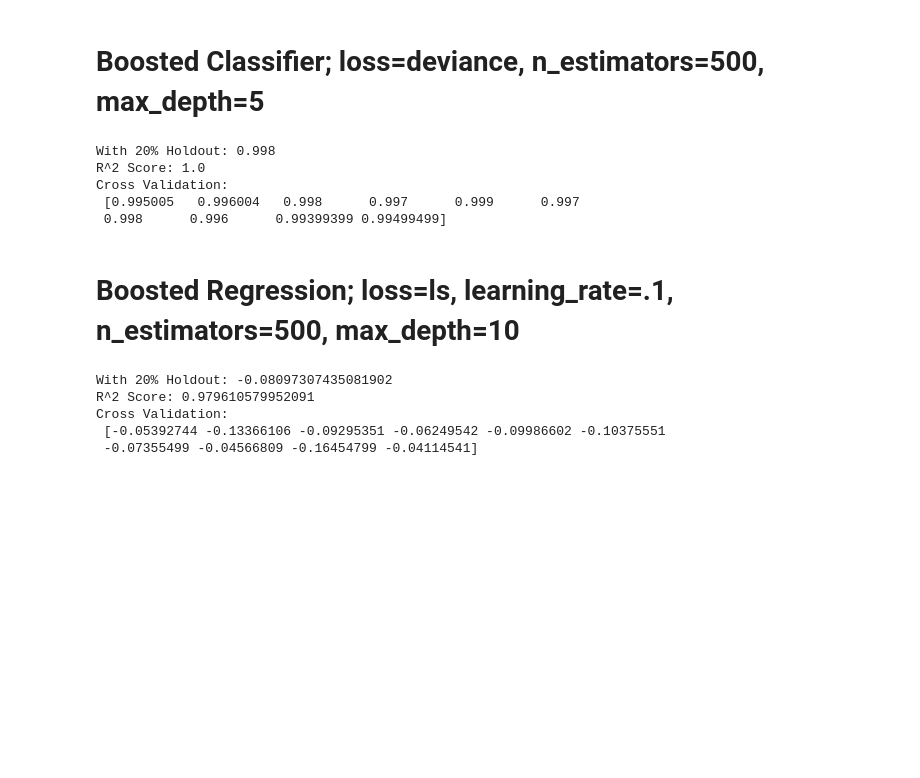
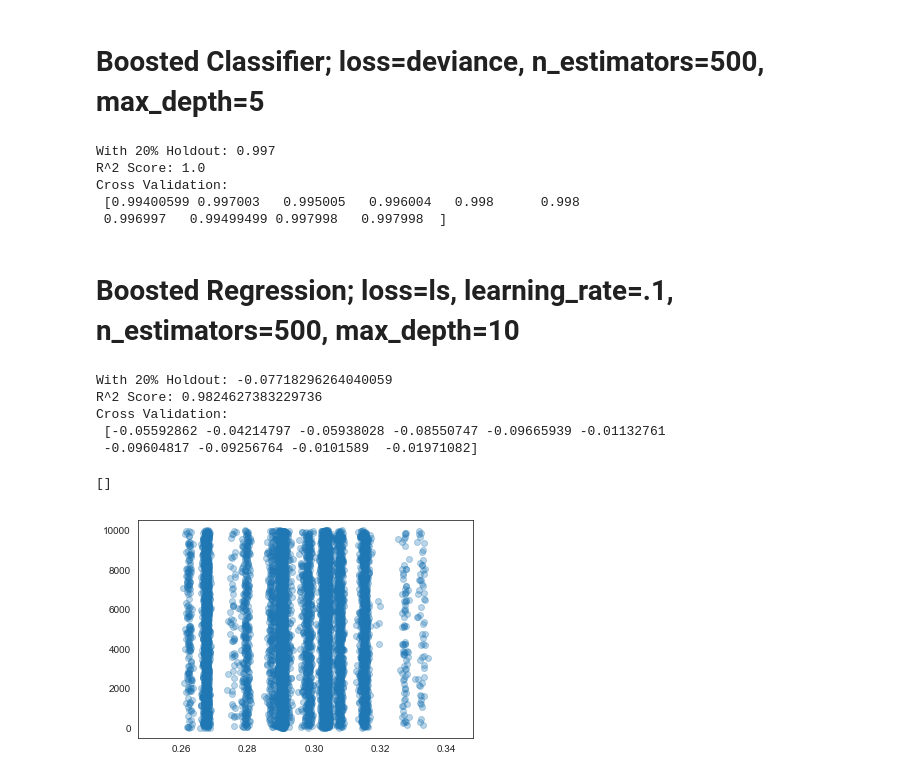
Before and after one commit to BlaHaws/Thinkful, a Jupyter notebook: CapstoneResearch/PredictingTerroristCapstone3.ipynb, the cells around one changed output. Cells and saved outputs as stored; diff of their text form; code cells hidden in the pictures; blank space fills up the shorter version.

```diff
--- a/CapstoneResearch/PredictingTerroristCapstone3.ipynb
+++ b/CapstoneResearch/PredictingTerroristCapstone3.ipynb
@@ -153,14 +155,12 @@ Cross Validation:
 # %% [markdown]
 # Decision Tree Regression, max_depth=5
 # %%
-tree_regr_Y = data['prob_threat']
-
 regr_tree = tree.DecisionTreeRegressor(max_depth=5)
-regr_tree.fit(tree_X, tree_regr_Y)
+regr_tree.fit(train_cont_X, train_cont_Y)
 
 dot_data = tree.export_graphviz(
     regr_tree, out_file=None,
-    feature_names=tree_X.columns,
+    feature_names=train_X.columns,
     class_names=['Not Threat', 'Threat'],
     filled=True,
 )
@@ -308,38 +285,42 @@ Cross Validation:
 # %% [markdown]
 # Boosted Classifier; loss=deviance, n_estimators=500, max_depth=5
 # %%
-clf_X = data.drop(['is_current_threat', 'prob_threat'], 1)
-clf_Y = data['is_current_threat']
 params = {'loss': 'deviance', 'n_estimators':500, 'max_depth':10}
 
 clf = ensemble.GradientBoostingClassifier(**params)
-clf_X_train, clf_X_test, clf_y_train, clf_y_test = train_test_split(clf_X, clf_Y, test_size=0.2, random_state=20)
 
-print('With 20% Holdout: ' + str(clf.fit(clf_X_train, clf_y_train).score(clf_X_test, clf_y_test)))
-print('R^2 Score: ' + str(clf.fit(clf_X, clf_Y).score(clf_X, clf_Y)))
-print('Cross Validation:\n', cross_val_score(clf, clf_X, clf_Y, cv=10))
+print('With 20% Holdout: ' + str(clf.fit(train_cat_X, train_cat_Y).score(test_cat_X, test_cat_Y)))
+print('R^2 Score: ' + str(clf.fit(train_X, train_Y_cat).score(train_X, train_Y_cat)))
+print('Cross Validation:\n', cross_val_score(clf, train_X, train_Y_cat, cv=10))
 # %% [output]
-With 20% Holdout: 0.998
+With 20% Holdout: 0.997
 R^2 Score: 1.0
 Cross Validation:
- [0.995005   0.996004   0.998      0.997      0.999      0.997
- 0.998      0.996      0.99399399 0.99499499]
+ [0.99400599 0.997003   0.995005   0.996004   0.998      0.998
+ 0.996997   0.99499499 0.997998   0.997998  ]
 # %% [markdown]
 # Boosted Regression; loss=ls, learning_rate=.1, n_estimators=500, max_depth=10
 # %%
-regr_X = data.drop(['is_current_threat', 'prob_threat'], 1)
-regr_Y = data['prob_threat']
 params = {'loss': 'ls', 'learning_rate': .1, 'n_estimators': 500, 'max_depth': 10}
 
 regr = ensemble.GradientBoostingRegressor(**params)
-regr_X_train, regr_X_test, regr_y_train, regr_y_test = train_test_split(regr_X, regr_Y, test_size=0.2, random_state=20)
 
-print('With 20% Holdout: ' + str(regr.fit(regr_X_train, regr_y_train).score(regr_X_test, regr_y_test)))
-print('R^2 Score: ' + str(regr.fit(regr_X, regr_Y).score(regr_X, regr_Y)))
-print('Cross Validation:\n', cross_val_score(regr, regr_X, regr_Y, cv=10))
+print('With 20% Holdout: ' + str(regr.fit(train_cont_X, train_cont_Y).score(test_cont_X, test_cont_Y)))
+print('R^2 Score: ' + str(regr.fit(train_X, train_Y_cont).score(train_X, train_Y_cont)))
+print('Cross Validation:\n', cross_val_score(regr, train_X, train_Y_cont, cv=10))
 # %% [output]
-With 20% Holdout: -0.08097307435081902
-R^2 Score: 0.979610579952091
+With 20% Holdout: -0.07718296264040059
+R^2 Score: 0.9824627383229736
 Cross Validation:
- [-0.05392744 -0.13366106 -0.09295351 -0.06249542 -0.09986602 -0.10375551
- -0.07355499 -0.04566809 -0.16454799 -0.04114541]
+ [-0.05592862 -0.04214797 -0.05938028 -0.08550747 -0.09665939 -0.01132761
+ -0.09604817 -0.09256764 -0.0101589  -0.01971082]
+# %%
+predict['prob_threat'] = regr.predict(predict_X)
+predict['is_current_threat'] = clf.predict(predict_X)
+predict['prob_threat'] = knn_regr.predict(predict_X)
+# %%
+plt.scatter(predict['prob_threat'], predict.index, alpha=.3)
+plt.plot()
+# %% [output]
+[]
+[figure, added]
```
Also changed, not shown: parts of 24 cells of this notebook.
